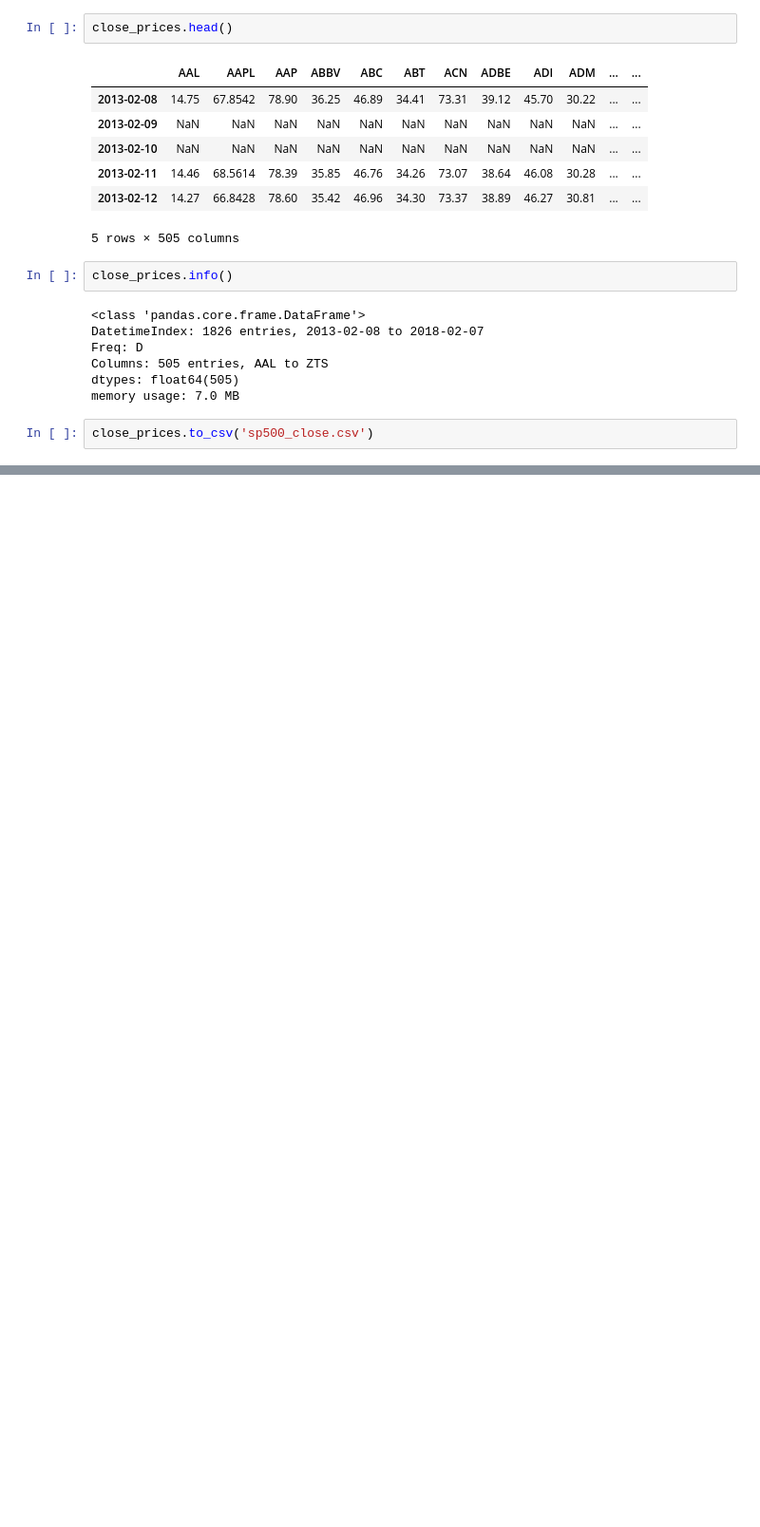
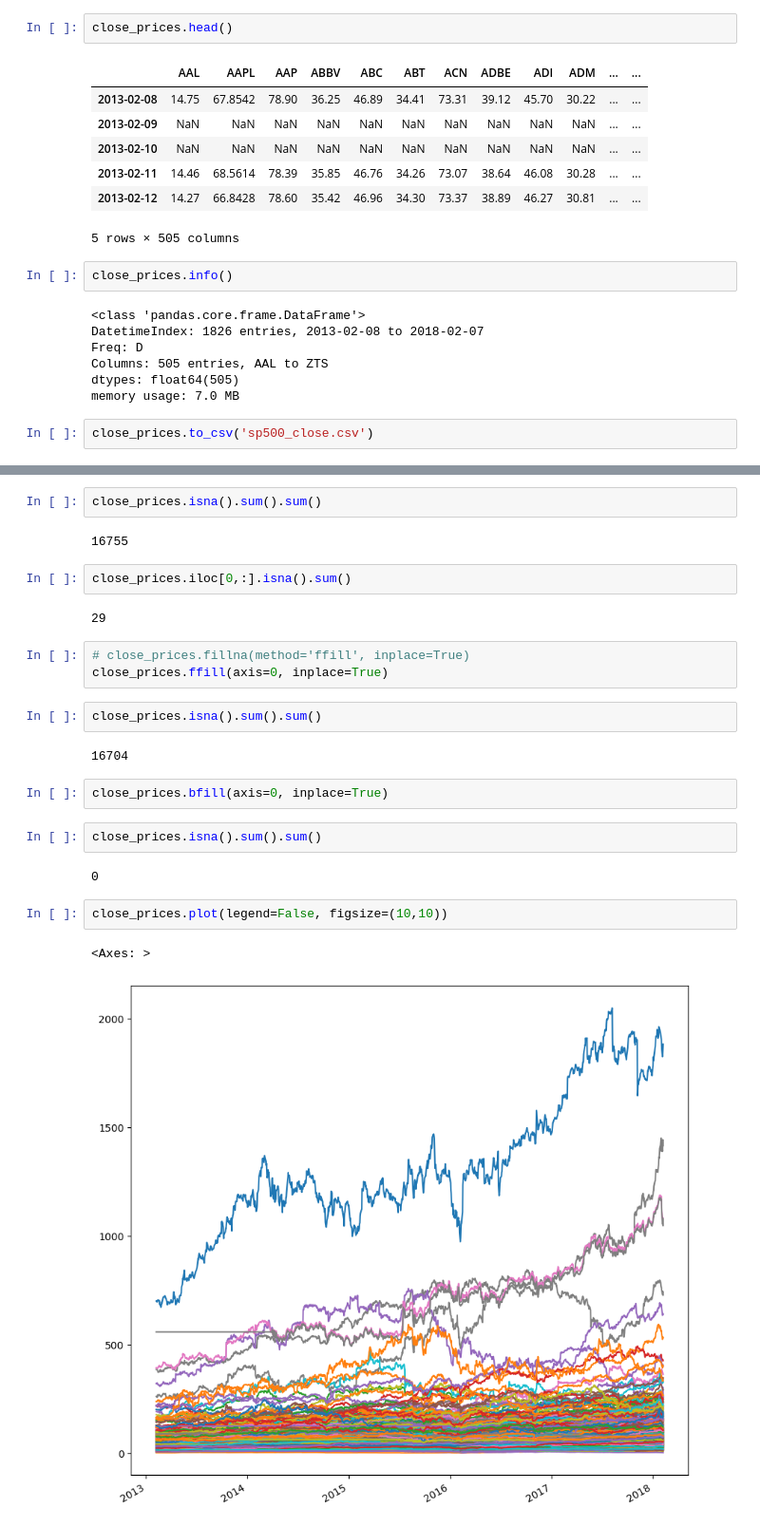
Before and after one commit to leandrofahur/ml-trading-stock-and-crypto, a Jupyter notebook: financial-basics/04-understanding-financial-data.ipynb, the cells around one changed output, grey strips where cells are left out. Shown at 95% size. Cells and saved outputs as stored; diff of their text form; blank space fills up the shorter version.

```diff
--- a/financial-basics/04-understanding-financial-data.ipynb
+++ b/financial-basics/04-understanding-financial-data.ipynb
@@ -168,0 +208,26 @@ close_prices.to_csv('sp500_close.csv')
+# %%
+close_prices.isna().sum().sum()
+# %% [output]
+16755
+# %%
+close_prices.iloc[0,:].isna().sum()
+# %% [output]
+29
+# %%
+# close_prices.fillna(method='ffill', inplace=True)
+close_prices.ffill(axis=0, inplace=True)
+# %%
+close_prices.isna().sum().sum()
+# %% [output]
+16704
+# %%
+close_prices.bfill(axis=0, inplace=True)
+# %%
+close_prices.isna().sum().sum()
+# %% [output]
+0
+# %%
+close_prices.plot(legend=False, figsize=(10,10))
+# %% [output]
+<Axes: >
+[figure, added]
```
Also changed, not shown: parts of 5 cells of this notebook.
